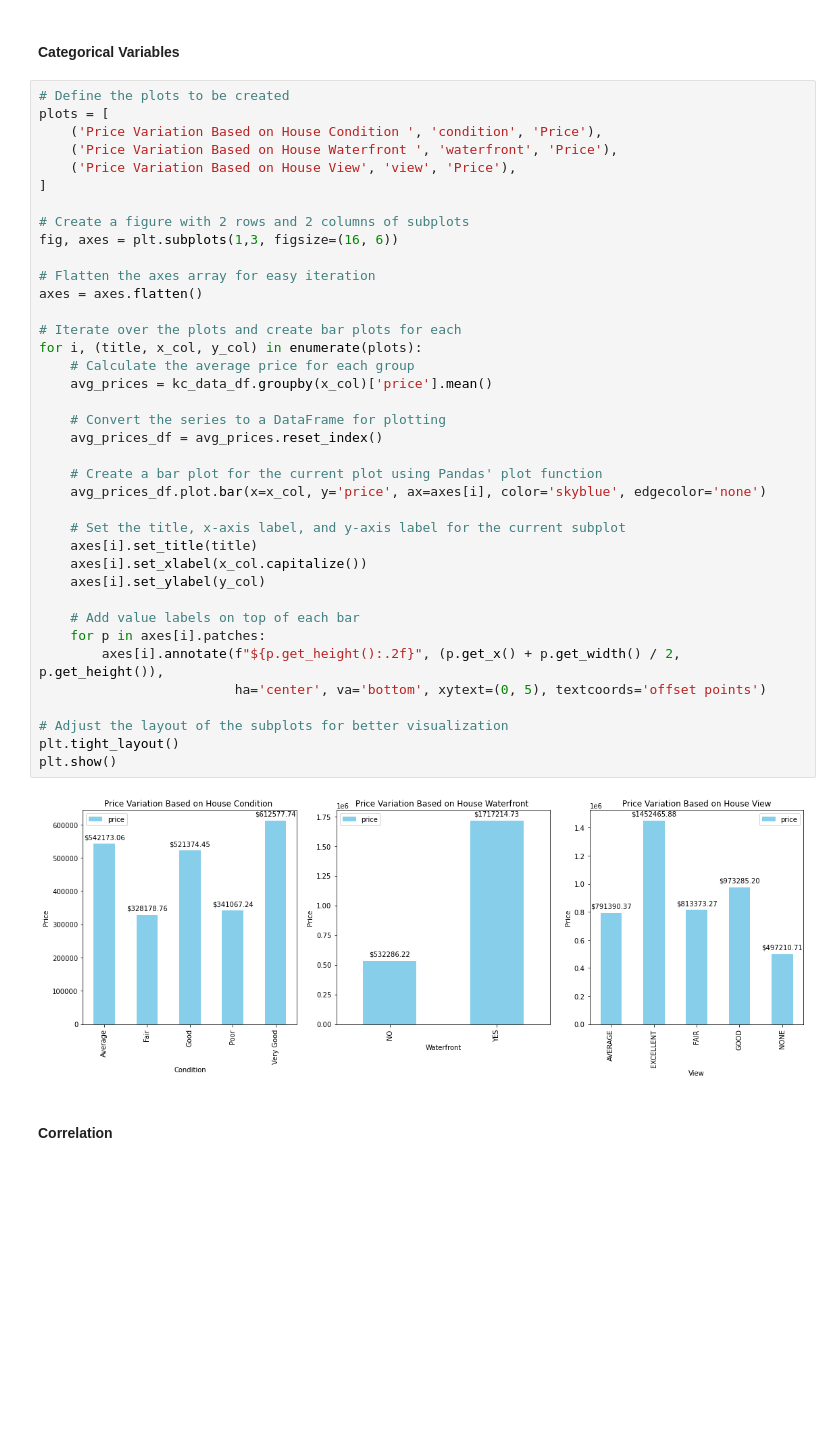
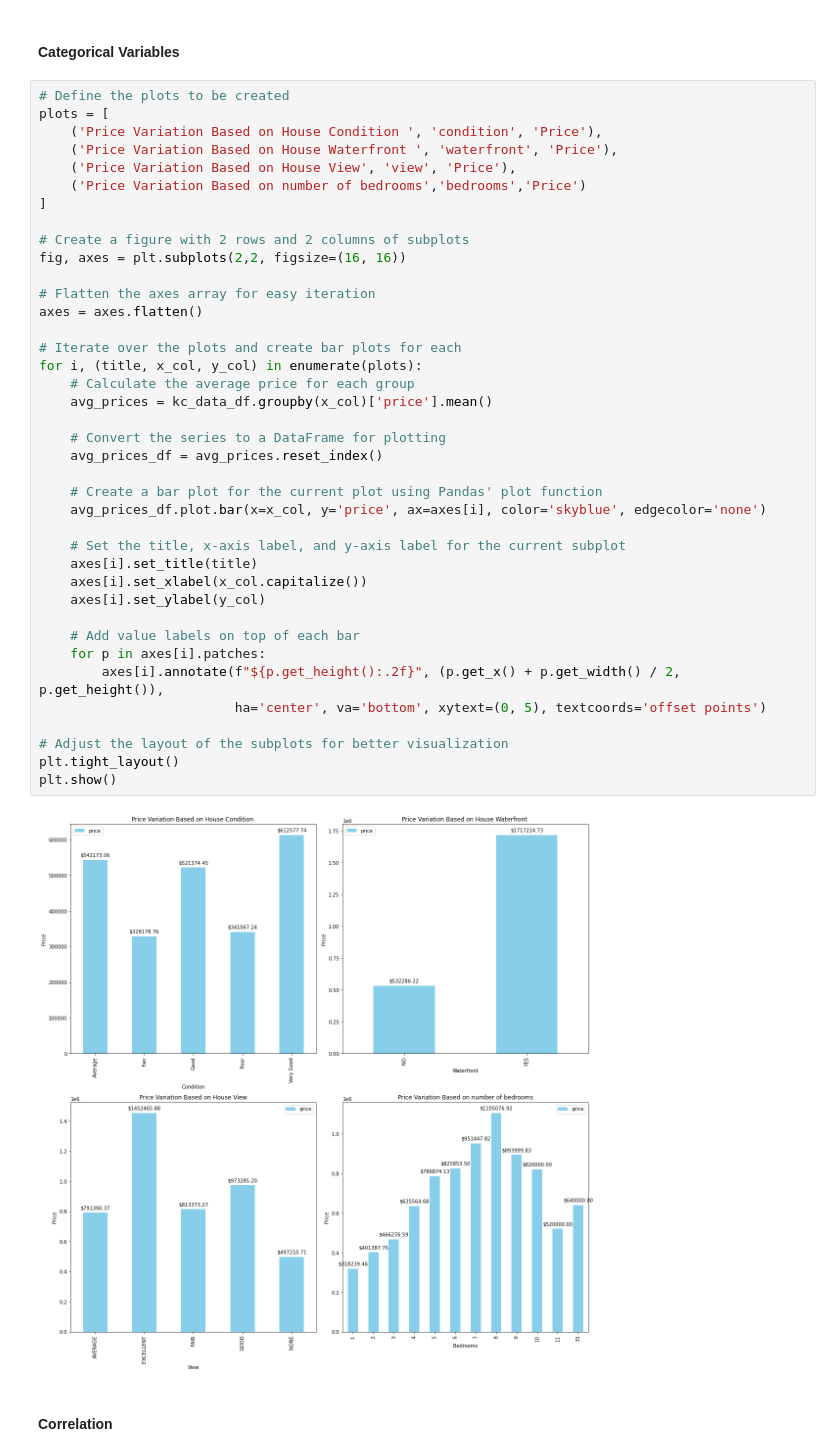
Before and after one commit to ggeorgekkariuki/Kings-Country-Housing-Project, a Jupyter notebook: student.ipynb, the cells around one changed output. Cells and saved outputs as stored; diff of their text form; blank space fills up the shorter version.

Commit message:
added bedrooms as categorical variable

```diff
--- a/student.ipynb
+++ b/student.ipynb
@@ -504,40 +504,41 @@ plots = [
     ('Price Variation Based on House Condition ', 'condition', 'Price'),
     ('Price Variation Based on House Waterfront ', 'waterfront', 'Price'),
     ('Price Variation Based on House View', 'view', 'Price'),
+    ('Price Variation Based on number of bedrooms','bedrooms','Price')
 ]
 
 # Create a figure with 2 rows and 2 columns of subplots
-fig, axes = plt.subplots(1,3, figsize=(16, 6))
+fig, axes = plt.subplots(2,2, figsize=(16, 16))
 
 # Flatten the axes array for easy iteration
 axes = axes.flatten()
 
 # Iterate over the plots and create bar plots for each
 for i, (title, x_col, y_col) in enumerate(plots):
     # Calculate the average price for each group
     avg_prices = kc_data_df.groupby(x_col)['price'].mean()
 
     # Convert the series to a DataFrame for plotting
     avg_prices_df = avg_prices.reset_index()
 
     # Create a bar plot for the current plot using Pandas' plot function
     avg_prices_df.plot.bar(x=x_col, y='price', ax=axes[i], color='skyblue', edgecolor='none')
 
     # Set the title, x-axis label, and y-axis label for the current subplot
     axes[i].set_title(title)
     axes[i].set_xlabel(x_col.capitalize())
     axes[i].set_ylabel(y_col)
 
     # Add value labels on top of each bar
     for p in axes[i].patches:
         axes[i].annotate(f"${p.get_height():.2f}", (p.get_x() + p.get_width() / 2, p.get_height()),
                          ha='center', va='bottom', xytext=(0, 5), textcoords='offset points')
 
 # Adjust the layout of the subplots for better visualization
 plt.tight_layout()
 plt.show()
 # %% [output]
-[figure, old version]
+[figure, new version]
 # %% [markdown]
 #### Correlation
 # %%
```
Also changed, not shown: parts of 1 cell of this notebook.
